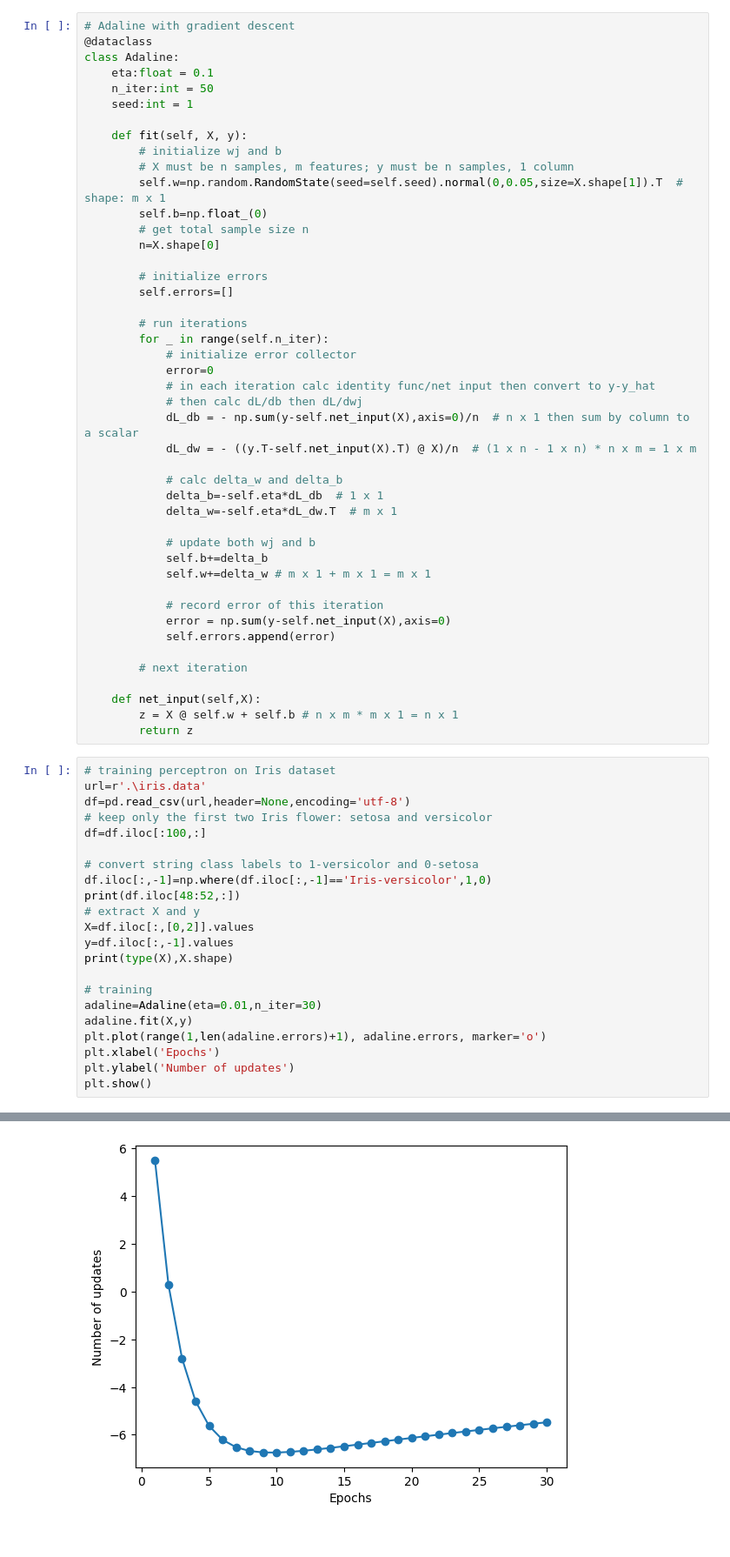
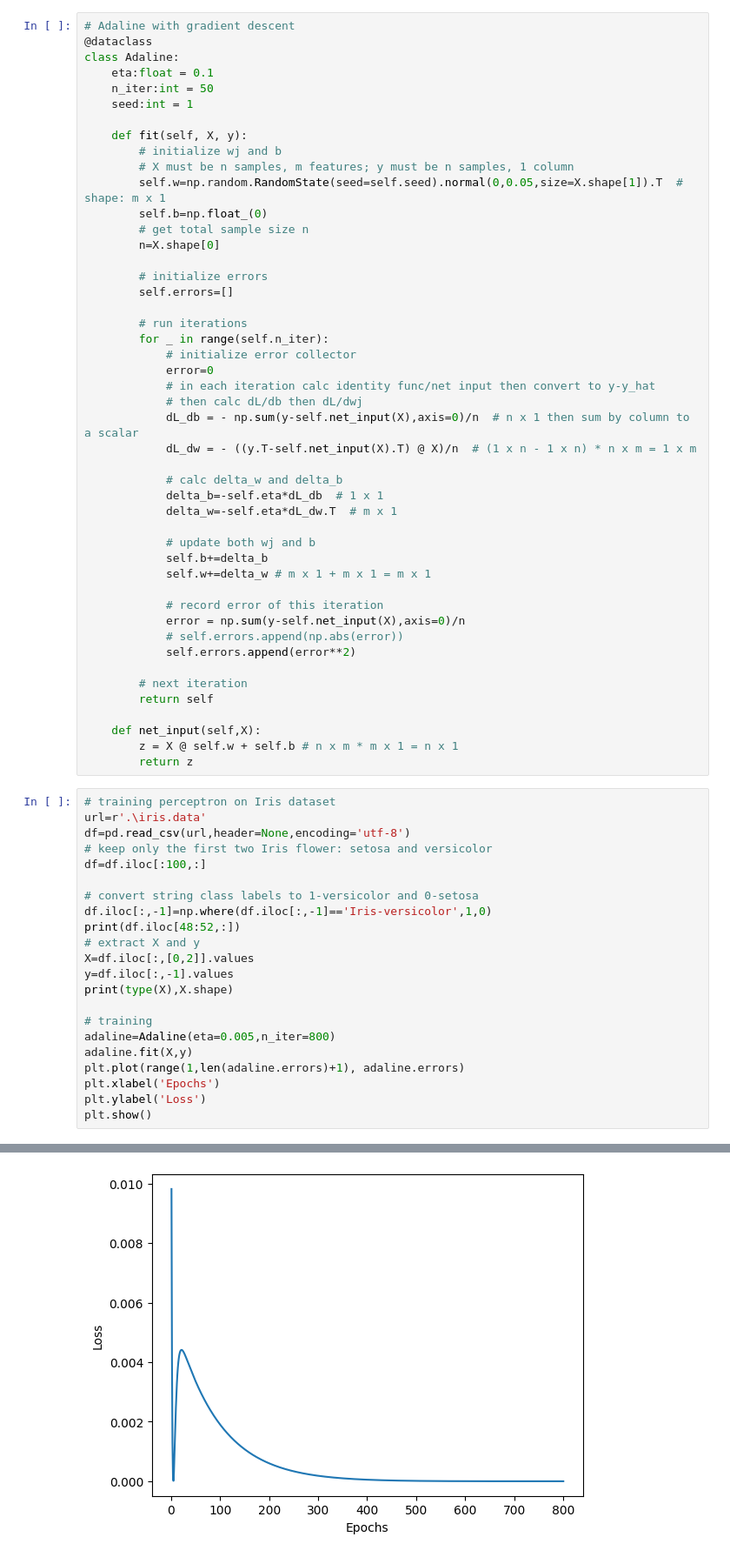
Before and after one commit to RancoX/MachineLearning, a Jupyter notebook: Ch2/adaline_algo.ipynb, the cells around one changed output, grey strips where cells are left out. Shown: that part at 87% size. Cells and saved outputs as stored; diff of their text form.

```diff
--- a/Ch2/adaline_algo.ipynb
+++ b/Ch2/adaline_algo.ipynb
@@ -63,10 +64,12 @@ class Adaline:
             self.w+=delta_w # m x 1 + m x 1 = m x 1
 
             # record error of this iteration
-            error = np.sum(y-self.net_input(X),axis=0)
-            self.errors.append(error)
+            error = np.sum(y-self.net_input(X),axis=0)/n
+            # self.errors.append(np.abs(error))
+            self.errors.append(error**2)
 
         # next iteration
+        return self
 
     def net_input(self,X):
         z = X @ self.w + self.b # n x m * m x 1 = n x 1
@@ -74,30 +77,30 @@ class Adaline:
 # %%
 # training perceptron on Iris dataset
 url=r'.\iris.data'
 df=pd.read_csv(url,header=None,encoding='utf-8')
 # keep only the first two Iris flower: setosa and versicolor
 df=df.iloc[:100,:]
 
 # convert string class labels to 1-versicolor and 0-setosa
 df.iloc[:,-1]=np.where(df.iloc[:,-1]=='Iris-versicolor',1,0)
 print(df.iloc[48:52,:])
 # extract X and y
 X=df.iloc[:,[0,2]].values
 y=df.iloc[:,-1].values
 print(type(X),X.shape)
 
 # training
-adaline=Adaline(eta=0.01,n_iter=30)
+adaline=Adaline(eta=0.005,n_iter=800)
 adaline.fit(X,y)
-plt.plot(range(1,len(adaline.errors)+1), adaline.errors, marker='o')
+plt.plot(range(1,len(adaline.errors)+1), adaline.errors)
 plt.xlabel('Epochs')
-plt.ylabel('Number of updates')
+plt.ylabel('Loss')
 plt.show()
 # %% [output]
       0    1    2    3  4
 48  5.3  3.7  1.5  0.2  0
 49  5.0  3.3  1.4  0.2  0
 50  7.0  3.2  4.7  1.4  1
 51  6.4  3.2  4.5  1.5  1
 <class 'numpy.ndarray'> (100, 2)
-[figure, old version]
+[figure, new version]
```
Also changed, not shown: parts of 6 cells of this notebook, 1 other file.
